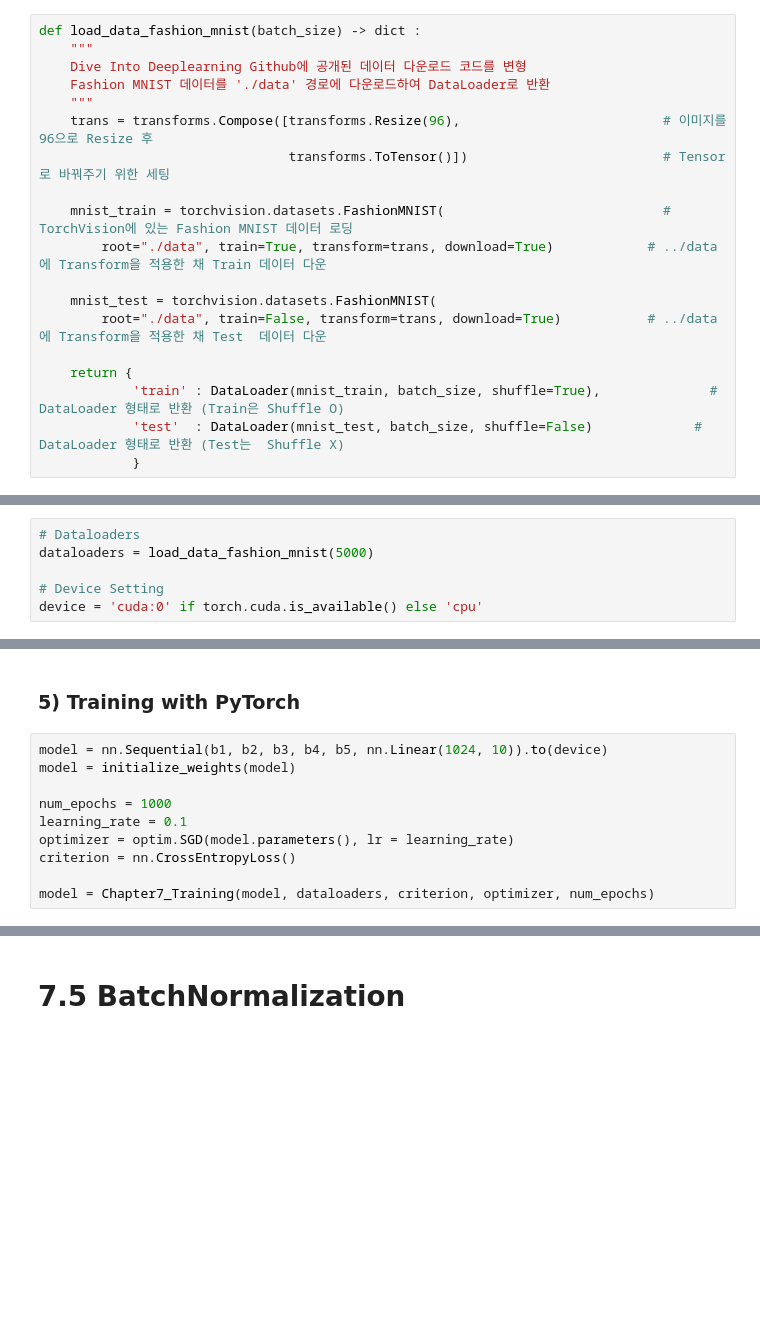
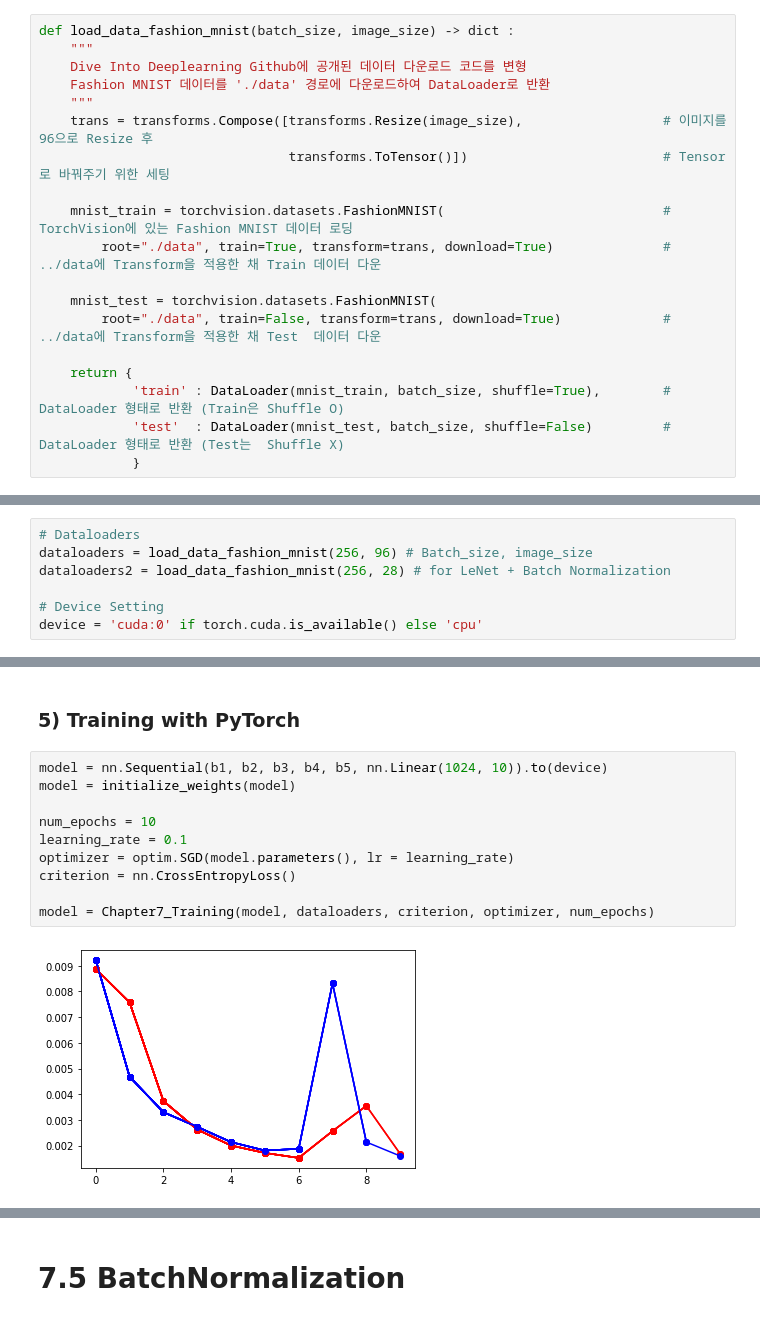
Before and after one commit to JayHong99/2022_Summer_BookReading, a Jupyter notebook: Chapter7/Book Reading Chapter 7 Part2.ipynb, the cells around one changed output, grey strips where cells are left out. Cells and saved outputs as stored; diff of their text form; blank space fills up the shorter version.

```diff
--- a/Chapter7/Book Reading Chapter 7 Part2.ipynb
+++ b/Chapter7/Book Reading Chapter 7 Part2.ipynb
@@ -48,29 +48,30 @@ np.random.seed(0)
 ### 3) Download Data
 https://github.com/d2l-ai/d2l-en/blob/master/d2l/torch.py
 # %%
-def load_data_fashion_mnist(batch_size) -> dict :
+def load_data_fashion_mnist(batch_size, image_size) -> dict :
     """
     Dive Into Deeplearning Github에 공개된 데이터 다운로드 코드를 변형
     Fashion MNIST 데이터를 './data' 경로에 다운로드하여 DataLoader로 반환
     """
-    trans = transforms.Compose([transforms.Resize(96),                          # 이미지를 96으로 Resize 후
+    trans = transforms.Compose([transforms.Resize(image_size),                  # 이미지를 96으로 Resize 후
                                 transforms.ToTensor()])                         # Tensor로 바꿔주기 위한 세팅
 
     mnist_train = torchvision.datasets.FashionMNIST(                            # TorchVision에 있는 Fashion MNIST 데이터 로딩
-        root="./data", train=True, transform=trans, download=True)            # ../data에 Transform을 적용한 채 Train 데이터 다운
+        root="./data", train=True, transform=trans, download=True)              # ../data에 Transform을 적용한 채 Train 데이터 다운
 
     mnist_test = torchvision.datasets.FashionMNIST(
-        root="./data", train=False, transform=trans, download=True)           # ../data에 Transform을 적용한 채 Test  데이터 다운
+        root="./data", train=False, transform=trans, download=True)             # ../data에 Transform을 적용한 채 Test  데이터 다운
 
     return {
-            'train' : DataLoader(mnist_train, batch_size, shuffle=True),              # DataLoader 형태로 반환 (Train은 Shuffle O)
-            'test'  : DataLoader(mnist_test, batch_size, shuffle=False)             # DataLoader 형태로 반환 (Test는  Shuffle X)
+            'train' : DataLoader(mnist_train, batch_size, shuffle=True),        # DataLoader 형태로 반환 (Train은 Shuffle O)
+            'test'  : DataLoader(mnist_test, batch_size, shuffle=False)         # DataLoader 형태로 반환 (Test는  Shuffle X)
             }
 # %% [markdown]
 ### 4) Default Variables for Training
 # %%
 # Dataloaders
-dataloaders = load_data_fashion_mnist(5000)
+dataloaders = load_data_fashion_mnist(256, 96) # Batch_size, image_size
+dataloaders2 = load_data_fashion_mnist(256, 28) # for LeNet + Batch Normalization
 
 # Device Setting
 device = 'cuda:0' if torch.cuda.is_available() else 'cpu'
@@ -283,11 +287,12 @@ Linear output shape:     torch.Size([1, 10])
 # %%
 model = nn.Sequential(b1, b2, b3, b4, b5, nn.Linear(1024, 10)).to(device)
 model = initialize_weights(model)
 
-num_epochs = 1000
+num_epochs = 10
 learning_rate = 0.1
 optimizer = optim.SGD(model.parameters(), lr = learning_rate)
 criterion = nn.CrossEntropyLoss()
 
 model = Chapter7_Training(model, dataloaders, criterion, optimizer, num_epochs)
 # %% [output]
+[figure, added]
```
Also changed, not shown: parts of 45 cells of this notebook.
